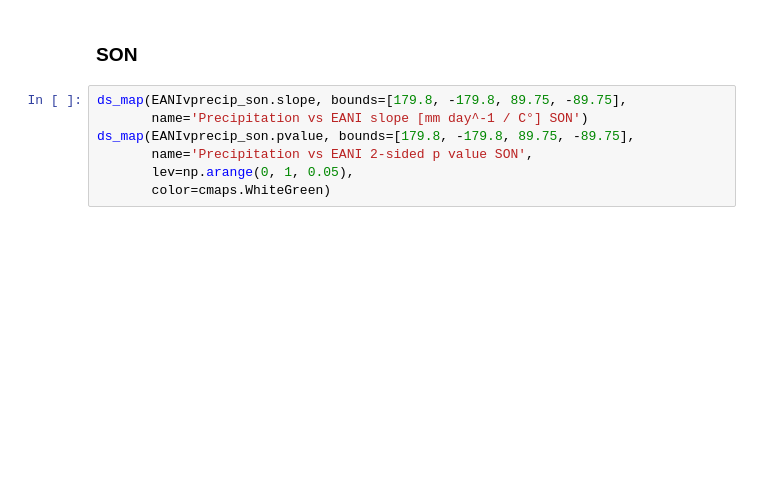
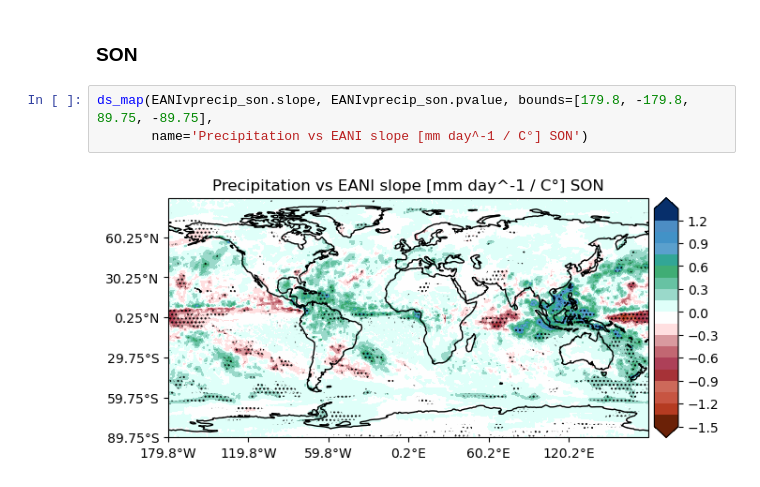
Before and after one commit to allan3prez/ATLN_HG, a Jupyter notebook: Precip_analysis.ipynb, the cells around one changed output. Cells and saved outputs as stored; diff of their text form; blank space fills up the shorter version.

```diff
--- a/Precip_analysis.ipynb
+++ b/Precip_analysis.ipynb
@@ -406,9 +467,7 @@ ds_map(EANIvprecip_jja.pvalue, bounds=[179.8, -179.8, 89.75, -89.75],
 # %% [markdown]
 ### SON
 # %%
-ds_map(EANIvprecip_son.slope, bounds=[179.8, -179.8, 89.75, -89.75],
+ds_map(EANIvprecip_son.slope, EANIvprecip_son.pvalue, bounds=[179.8, -179.8, 89.75, -89.75],
        name='Precipitation vs EANI slope [mm day^-1 / C°] SON')
-ds_map(EANIvprecip_son.pvalue, bounds=[179.8, -179.8, 89.75, -89.75],
-       name='Precipitation vs EANI 2-sided p value SON',
-       lev=np.arange(0, 1, 0.05),
-       color=cmaps.WhiteGreen)
+# %% [output]
+[figure, added]
```
Also changed, not shown: parts of 13 cells of this notebook, 6 other files.
